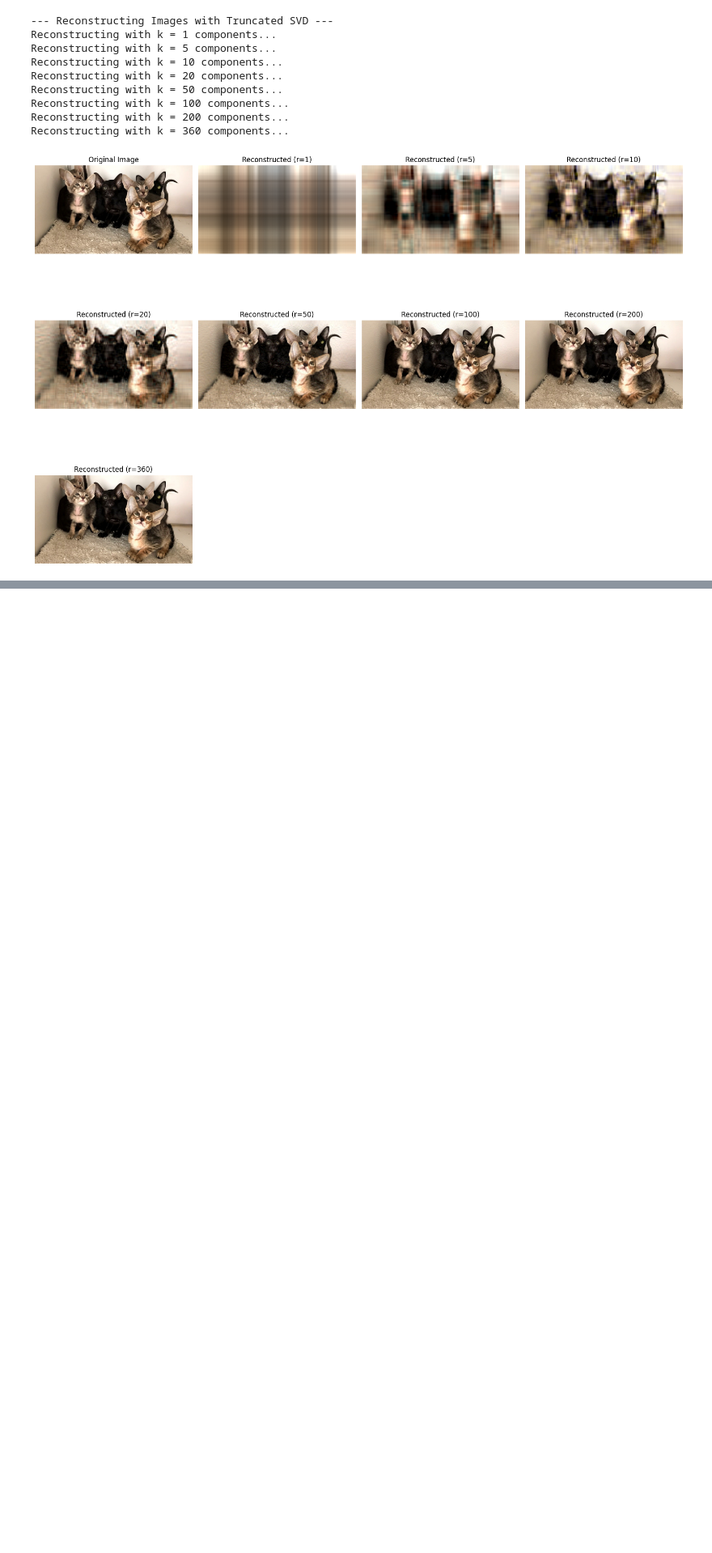
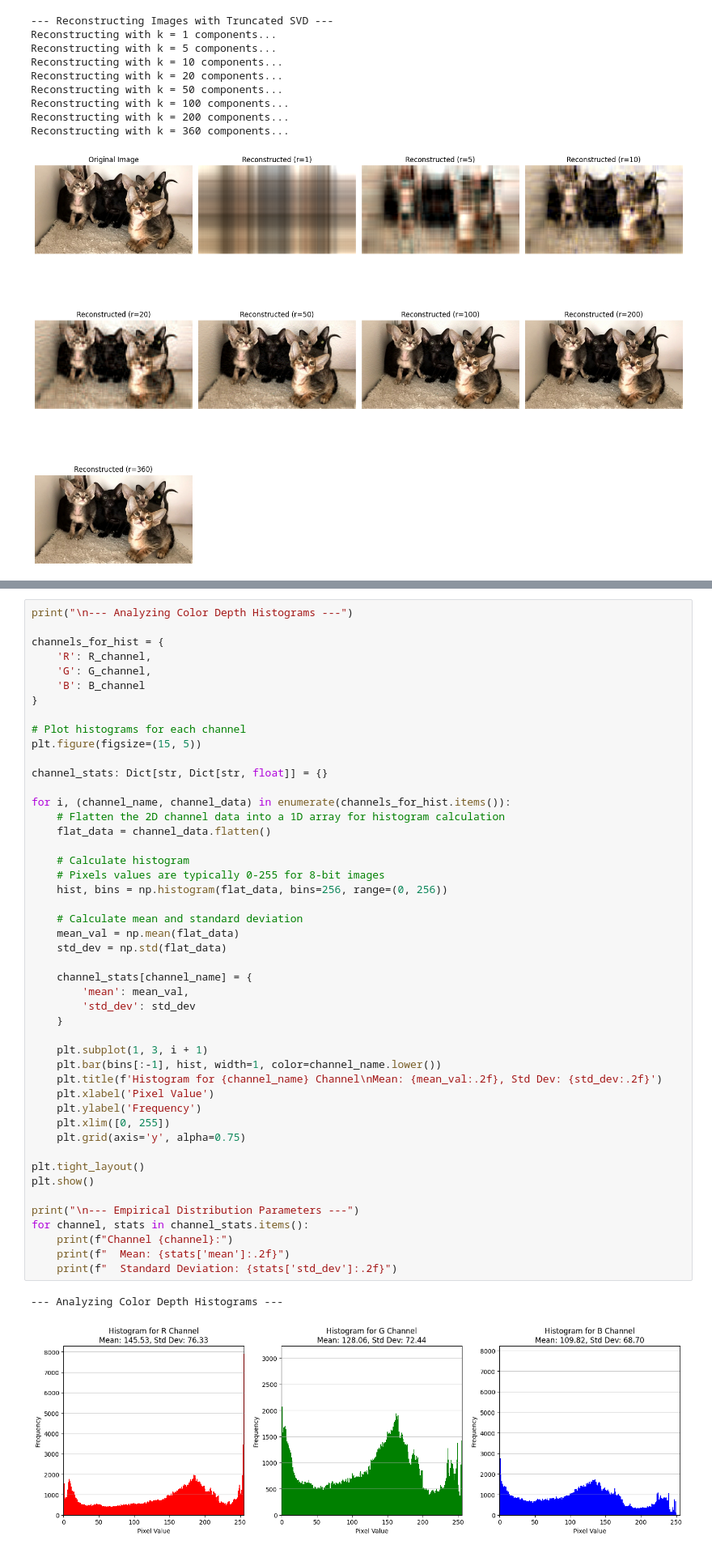
Before and after one commit to EZHOWWW/digital_math_lab2, a Jupyter notebook: main.ipynb, the cells around one changed output, grey strips where cells are left out. Shown at 81% size. Drawn from its saved outputs; the diff is of its cells as text; blank space fills up the shorter version.

Commit message:
add color gist

```diff
--- a/main.ipynb
+++ b/main.ipynb
@@ -700,0 +728,50 @@ Processing R channel with Jacobi Method...
+# %%
+print("\n--- Analyzing Color Depth Histograms ---")
+
+channels_for_hist = {
+    'R': R_channel,
+    'G': G_channel,
+    'B': B_channel
+}
+
+# Plot histograms for each channel
+plt.figure(figsize=(15, 5))
+
+channel_stats: Dict[str, Dict[str, float]] = {}
+
+for i, (channel_name, channel_data) in enumerate(channels_for_hist.items()):
+    # Flatten the 2D channel data into a 1D array for histogram calculation
+    flat_data = channel_data.flatten()
+
+    # Calculate histogram
+    # Pixels values are typically 0-255 for 8-bit images
+    hist, bins = np.histogram(flat_data, bins=256, range=(0, 256))
+
+    # Calculate mean and standard deviation
+    mean_val = np.mean(flat_data)
+    std_dev = np.std(flat_data)
+
+    channel_stats[channel_name] = {
+        'mean': mean_val,
+        'std_dev': std_dev
+    }
+
+    plt.subplot(1, 3, i + 1)
+    plt.bar(bins[:-1], hist, width=1, color=channel_name.lower())
+    plt.title(f'Histogram for {channel_name} Channel\nMean: {mean_val:.2f}, Std Dev: {std_dev:.2f}')
+    plt.xlabel('Pixel Value')
+    plt.ylabel('Frequency')
+    plt.xlim([0, 255])
+    plt.grid(axis='y', alpha=0.75)
+
+plt.tight_layout()
+plt.show()
+
+print("\n--- Empirical Distribution Parameters ---")
+for channel, stats in channel_stats.items():
+    print(f"Channel {channel}:")
+    print(f"  Mean: {stats['mean']:.2f}")
+    print(f"  Standard Deviation: {stats['std_dev']:.2f}")
+# %% [output]
+--- Analyzing Color Depth Histograms ---
+[figure, added]
```
Also changed, not shown: parts of 4 cells of this notebook.
